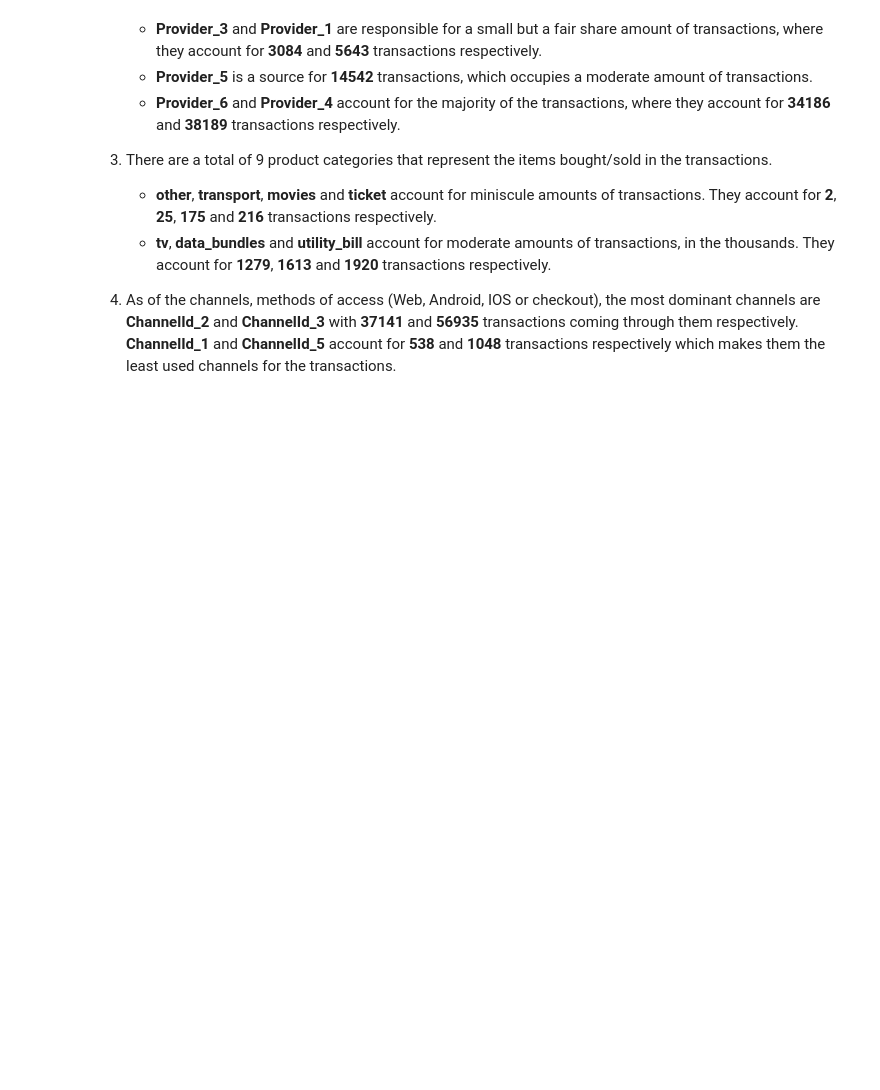
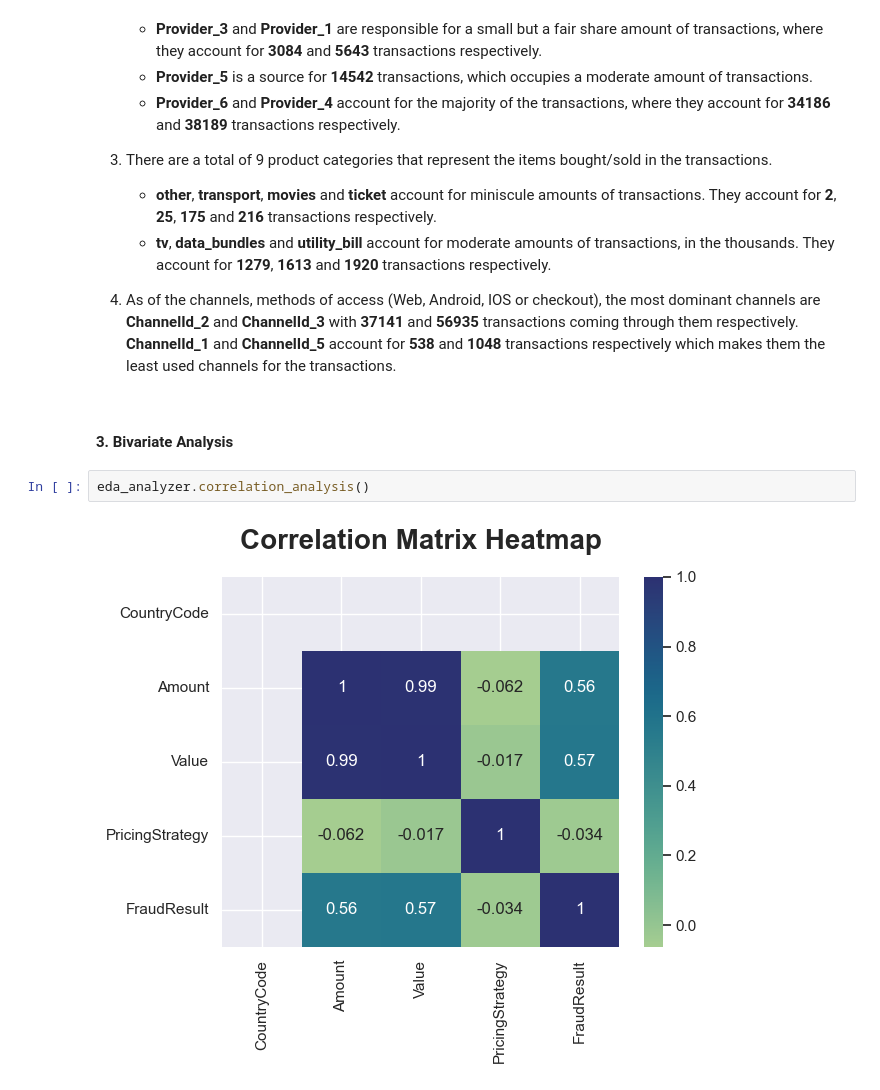
Before and after one commit to WildCayote/Bati-Bank-Credit-Scoring, a Jupyter notebook: notebooks/eda.ipynb, the cells around one changed output. Saved outputs shown, nothing was run; the diff lists cells and outputs as text; blank space fills up the shorter version.

Commit message:
Feat: Finished correlation analysis

```diff
--- a/notebooks/eda.ipynb
+++ b/notebooks/eda.ipynb
@@ -135,3 +135,9 @@ From the distribution plot of the categorical values we can conclude the followi
    - **other**, **transport**, **movies** and **ticket** account for miniscule amounts of transactions. They account for **2**, **25**, **175** and **216** transactions respectively.
    - **tv**, **data_bundles** and **utility_bill** account for moderate amounts of transactions, in the thousands. They account for **1279**, **1613** and **1920** transactions respectively.
 4. As of the channels, methods of access (Web, Android, IOS or checkout), the most dominant channels are **ChannelId_2** and **ChannelId_3** with **37141** and **56935** transactions coming through them respectively. **ChannelId_1** and **ChannelId_5** account for **538** and **1048** transactions respectively which makes them the least used channels for the transactions.
+# %% [markdown]
+#### 3. Bivariate Analysis
+# %%
+eda_analyzer.correlation_analysis()
+# %% [output]
+[figure, added]
```
Also changed, not shown: parts of 1 cell of this notebook.
